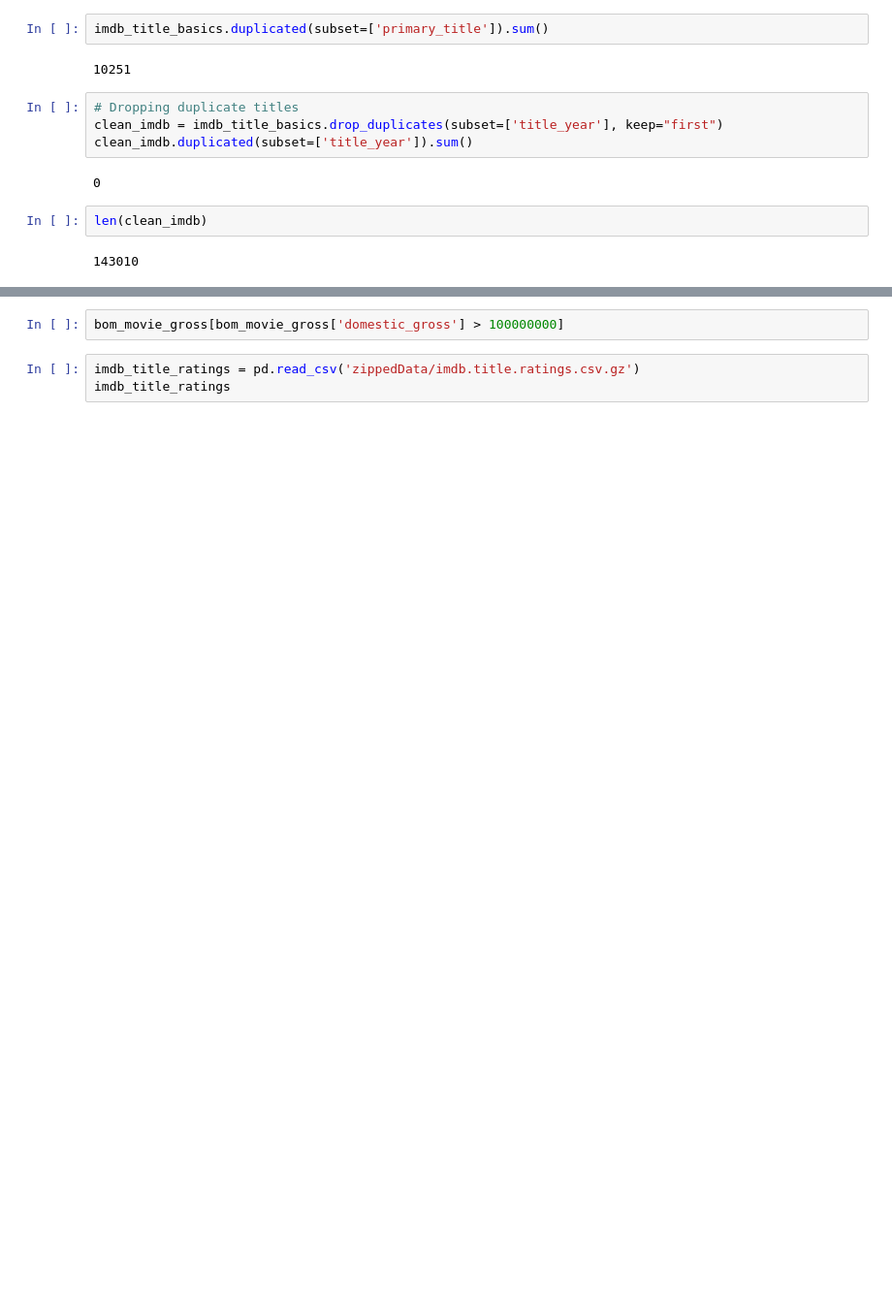
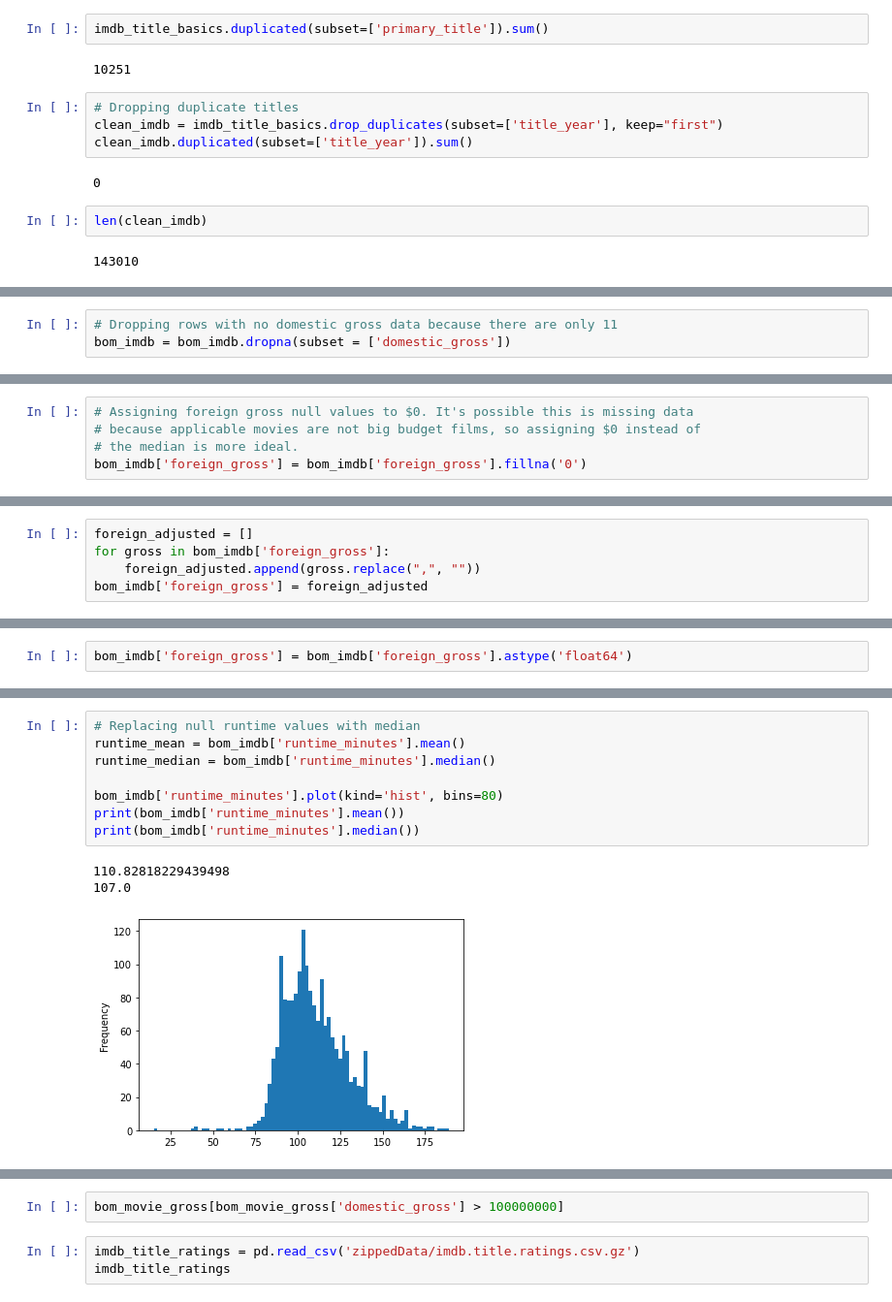
Before and after one commit to danielhlee4/MovieDataAnalysis, a Jupyter notebook: Analysis.ipynb, the cells around one changed output, grey strips where cells are left out. Shown at 97% size. Drawn from its saved outputs; the diff is of its cells as text; blank space fills up the shorter version.

Commit message:
data cleaning

```diff
--- a/Analysis.ipynb
+++ b/Analysis.ipynb
@@ -135,0 +226,3 @@ bom_movie_gross.info()
+# %%
+# Dropping rows with no domestic gross data because there are only 11
+bom_imdb = bom_imdb.dropna(subset = ['domestic_gross'])
@@ -135,0 +274,5 @@ bom_movie_gross.info()
+# %%
+# Assigning foreign gross null values to $0. It's possible this is missing data
+# because applicable movies are not big budget films, so assigning $0 instead of
+# the median is more ideal.
+bom_imdb['foreign_gross'] = bom_imdb['foreign_gross'].fillna('0')
@@ -135,0 +285,5 @@ bom_movie_gross.info()
+# %%
+foreign_adjusted = []
+for gross in bom_imdb['foreign_gross']:
+    foreign_adjusted.append(gross.replace(",", ""))
+bom_imdb['foreign_gross'] = foreign_adjusted
@@ -135,0 +296,2 @@ bom_movie_gross.info()
+# %%
+bom_imdb['foreign_gross'] = bom_imdb['foreign_gross'].astype('float64')
@@ -135,0 +348,12 @@ bom_movie_gross.info()
+# %%
+# Replacing null runtime values with median
+runtime_mean = bom_imdb['runtime_minutes'].mean()
+runtime_median = bom_imdb['runtime_minutes'].median()
+
+bom_imdb['runtime_minutes'].plot(kind='hist', bins=80)
+print(bom_imdb['runtime_minutes'].mean())
+print(bom_imdb['runtime_minutes'].median())
+# %% [output]
+110.82818229439498
+107.0
+[figure, added]
```
Also changed, not shown: parts of 33 cells of this notebook.
